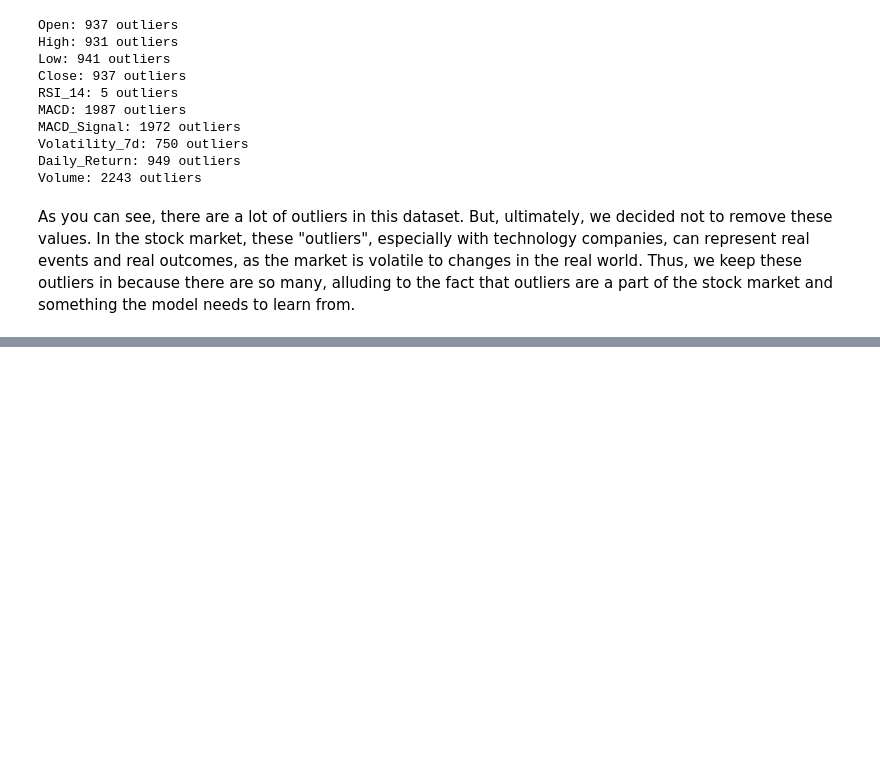
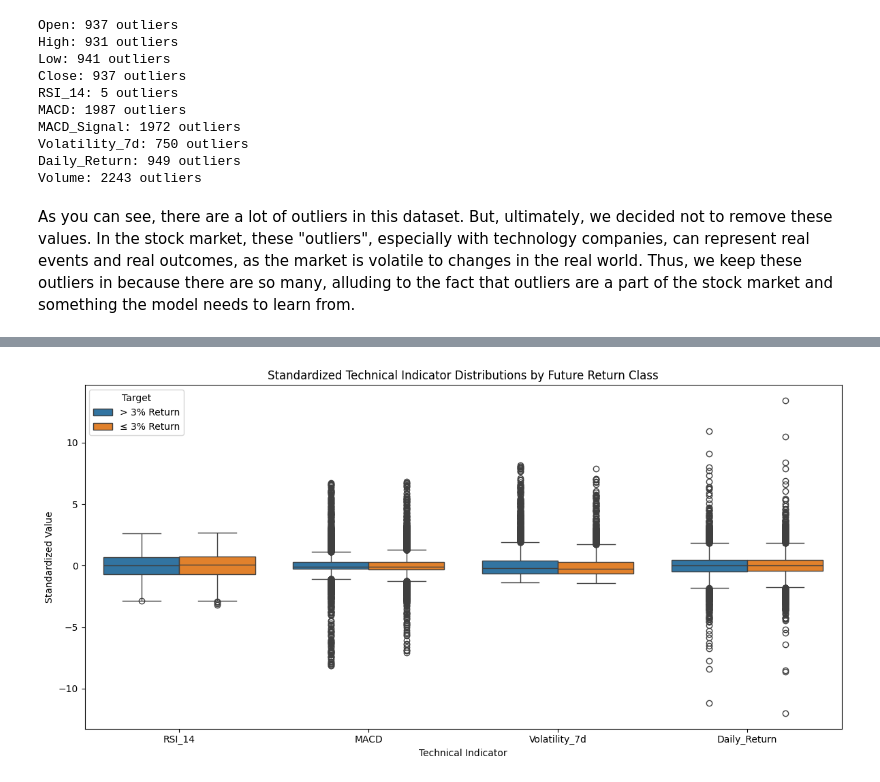
Before and after one commit to jli433/CMSC320_Final_Project, a Jupyter notebook: data.ipynb, the cells around one changed output, grey strips where cells are left out. Saved outputs shown, nothing was run; the diff lists cells and outputs as text; code cells hidden in the pictures; blank space fills up the shorter version.

```diff
--- a/data.ipynb
+++ b/data.ipynb
@@ -254,8 +236,0 @@ Before we do a T-Test, let's list out the null and alternative hypothesis:
-# %%
-# Next, we're gonna do a T-Test on the returns for the AAPL stock.
-
-t_stat, p_value = ttest_1samp(aapl, 0)
-
-print("Mean Return: ", aapl.mean())
-print("T-statistic: ", t_stat)
-print("P-value: ", p_value)
@@ -320,10 +236,0 @@ Before running the ANOVA test, let's state our hypotheses:
-# %%
-# Group Daily_Return by Ticker
-groups = [group['Daily_Return'].dropna().values
-          for _, group in stocks_df.groupby('Ticker')]
-
-# One-Way ANOVA
-f_stat, p_value = f_oneway(*groups)
-
-print("F-statistic: ", f_stat)
-print("P-value:     ", p_value)
@@ -520,0 +488,30 @@ weighted avg       0.64      0.64      0.64      1557
+# %%
+plot_features = ["RSI_14", "MACD", "Volatility_7d", "Daily_Return"]
+
+for feature in ["Return_14d", "Volatility_14d", "Volume_z"]:
+    if feature in test_df.columns:
+        plot_features.append(feature)
+
+scaled_df = test_df[["Target"] + plot_features].copy()
+scaled_df[plot_features] = StandardScaler().fit_transform(scaled_df[plot_features])
+
+scaled_df["Target"] = scaled_df["Target"].map({
+    0: "≤ 3% Return",
+    1: "> 3% Return"
+})
+
+plot_df = scaled_df.melt(
+    id_vars="Target",
+    var_name="Feature",
+    value_name="Standardized Value"
+)
+
+plt.figure(figsize=(12, 6))
+sns.boxplot(data=plot_df, x="Feature", y="Standardized Value", hue="Target")
+plt.title("Standardized Technical Indicator Distributions by Future Return Class")
+plt.xlabel("Technical Indicator")
+plt.ylabel("Standardized Value")
+plt.tight_layout()
+plt.show()
+# %% [output]
+[figure, added]
```
Also changed, not shown: parts of 82 cells of this notebook.
